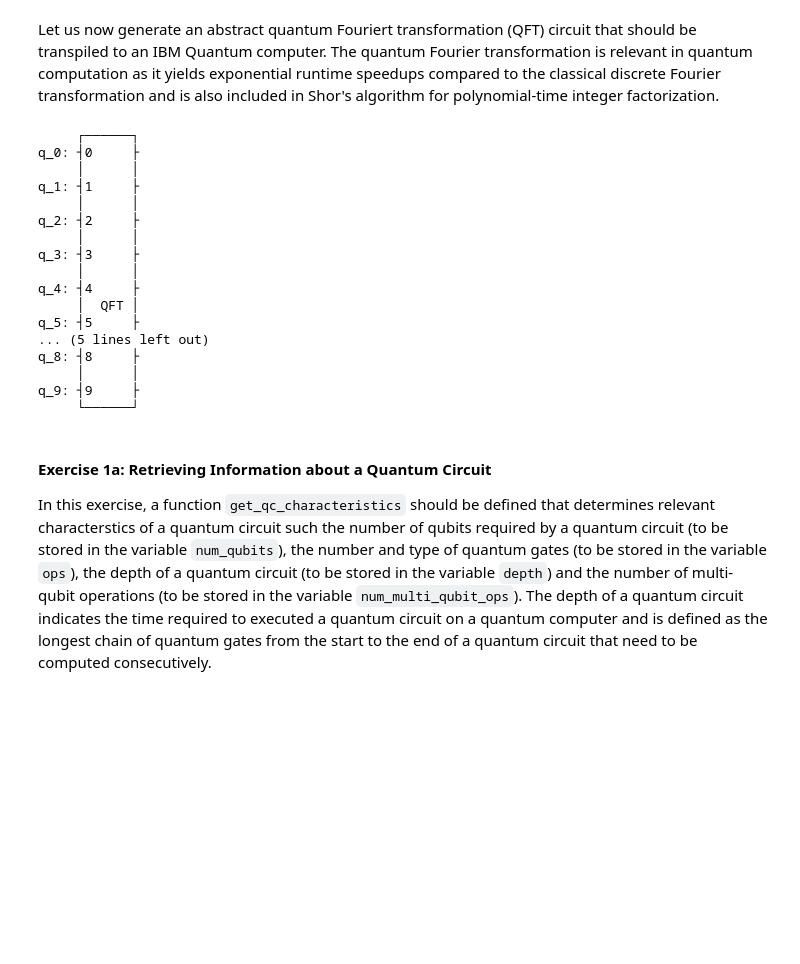
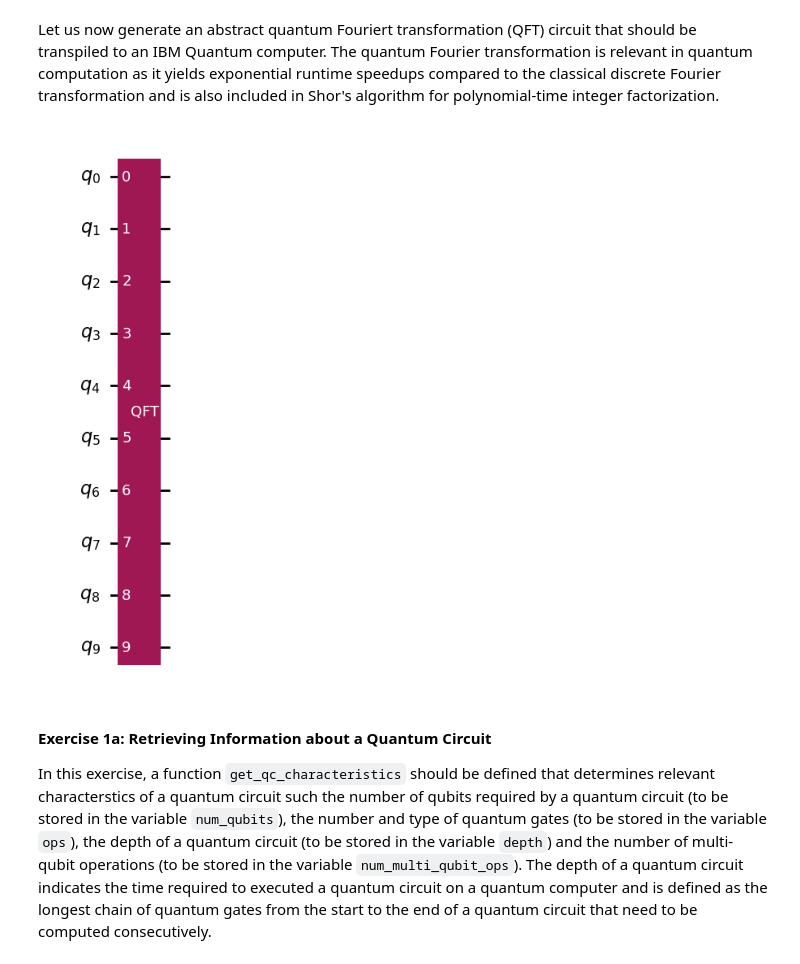
Before and after one commit to pawmasz/qgss-2024, a Jupyter notebook: labs/lab1/lab1.ipynb, the cells around one changed output. Saved outputs shown, nothing was run; the diff lists cells and outputs as text; code cells hidden in the pictures; blank space fills up the shorter version.

```diff
--- a/labs/lab1/lab1.ipynb
+++ b/labs/lab1/lab1.ipynb
@@ -108,26 +108,10 @@ The quantum Fourier transformation is relevant in quantum computation as it yiel
 # %%
 # get an abstract quantum circuit from Qiskit's library of circuits
 num_qubits = 10
 qc = QFT(num_qubits, do_swaps=False)
-qc.draw()
+qc.draw("mpl")
 # %% [output]
-     ┌──────┐
-q_0: ┤0     ├
-     │      │
-q_1: ┤1     ├
-     │      │
-q_2: ┤2     ├
-     │      │
-q_3: ┤3     ├
-     │      │
-q_4: ┤4     ├
-     │  QFT │
-q_5: ┤5     ├
-... (5 lines left out)
-q_8: ┤8     ├
-     │      │
-q_9: ┤9     ├
-     └──────┘
+[figure, added]
 # %% [markdown]
 #### Exercise 1a: Retrieving Information about a Quantum Circuit
 In this exercise, a function `get_qc_characteristics` should be defined that determines relevant characterstics of a quantum circuit such the number of qubits required by a quantum circuit (to be stored in the variable `num_qubits`), the number and type of quantum gates (to be stored in the variable `ops`), the depth of a quantum circuit (to be stored in the variable `depth`) and the number of multi-qubit operations (to be stored in the variable `num_multi_qubit_ops`).
```
Also changed, not shown: parts of 10 cells of this notebook.
